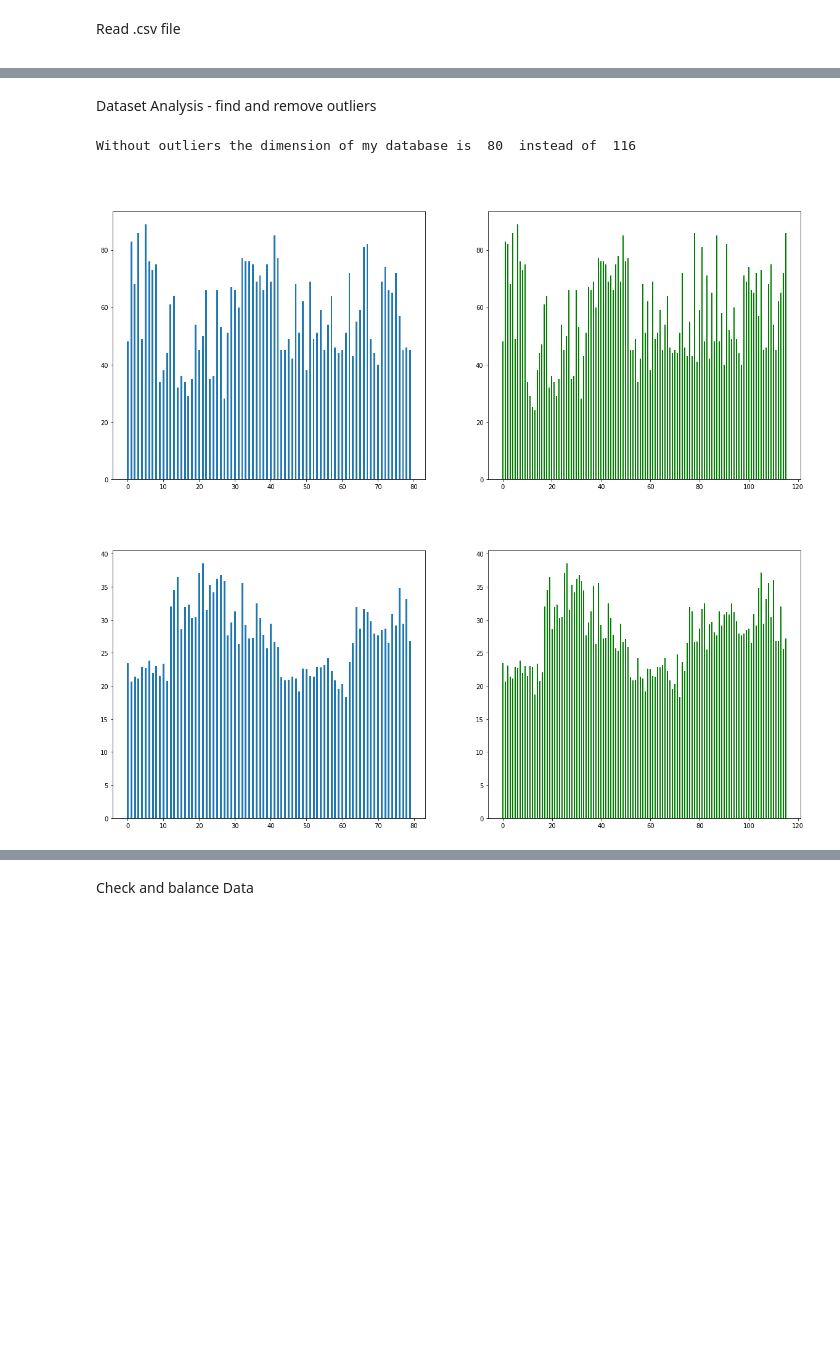
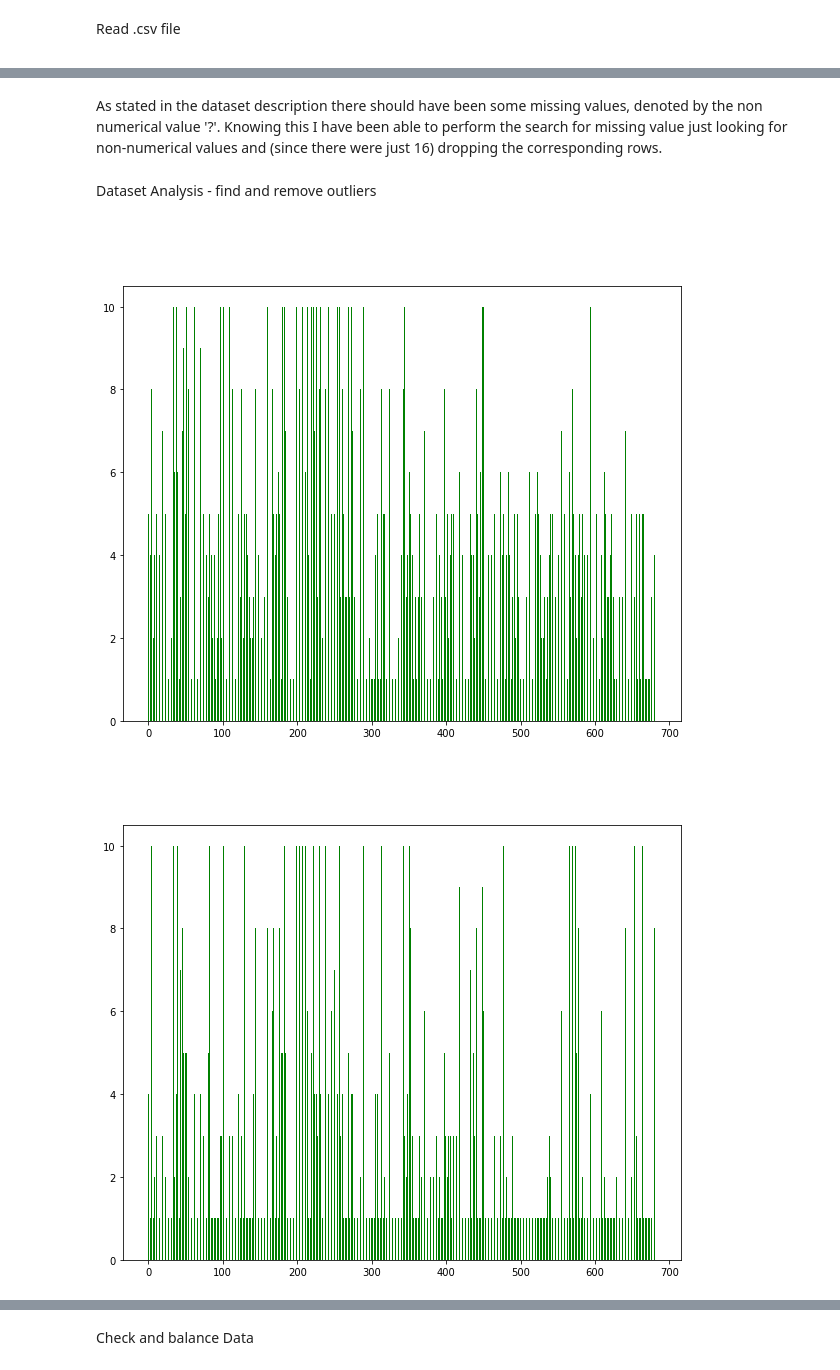
Before and after one commit to Vaelthur/DataSpaces_Tesina, a Jupyter notebook: DS_Tesina.ipynb, the cells around one changed output, grey strips where cells are left out. Drawn from its saved outputs; the diff is of its cells as text; code cells hidden in the pictures; blank space fills up the shorter version.

Commit message:
update with new dataset: TODO: Malahanobis distance to find and remove outliers

```diff
--- a/DS_Tesina.ipynb
+++ b/DS_Tesina.ipynb
@@ -30,0 +22,13 @@ Y = data.iloc[:, 9]
+# %%
+filename = "https://raw.githubusercontent.com/Vaelthur/DataSpaces_Tesina/master/breast-cancer-wisconsin.data"
+
+
+data = pd.read_csv(filename)
+
+labels = ["Sample Number","Clump Thickness", "Uniformity of Cell Size", "Uniformity of Cell Shape", "Marginal Adhesion", "Single Epithelial Cell Size", "Bare Nuclei", "Bland Chromatin", "Normal Nucleoli",
+"Mitoses", "Class"]
+
+# assing labels to columns
+data.columns = labels
+
+# records with the classification as "2" are Benign cancer, "2" means malign Cancer.
@@ -30,0 +37,5 @@ Y = data.iloc[:, 9]
+# %%
+print(data.shape)
+data = (data.drop(labels,axis=1)).join(data[labels].apply(pd.to_numeric, errors='coerce'))
+data = data[data[labels].notnull().all(axis=1)]
+print(data.shape)
@@ -31,28 +45,15 @@ Y = data.iloc[:, 9]
+# %% [markdown]
+As stated in the dataset description there should have been some missing values, denoted by the non numerical value '?'. Knowing this I have been able to perform the search for missing value just looking for non-numerical values and (since there were just 16) dropping the corresponding rows.
 # %% [markdown]
 <p>Dataset Analysis - find and remove outliers</p>
 # %%
-cleanDs = data
-
-# remove outliers
-for feature in X.columns:
-  df = X[feature]
-  sorted(df)
-  q1, q3= np.percentile(df,[25,75])
-  iqr = q3-q1
-  lower_bound = q1 -(1.5 * iqr)
-  upper_bound = q3 +(1.5 * iqr)
-  cleanDs = cleanDs[(cleanDs[feature]>lower_bound) & (cleanDs[feature]<upper_bound)]
+cleanDs = data.iloc[:, 1:11]
 
 for feature in cleanDs.iloc[:,0:9]:
-  fig, (ax1, ax2) = plt.subplots(1,2)
-  fig.set_size_inches(20,8)
+  fig, ax1 = plt.subplots(1,1)
+  fig.set_size_inches(10,8)
   fig.suptitle(feature, color = 'white')
-  ax1.bar(np.arange(cleanDs.iloc[:,0:9].shape[0]), cleanDs.iloc[:,0:9][feature], 0.5)
-  ax2.bar(np.arange(X.shape[0]), X[feature], 0.5, color='green')
-
-
-print("Without outliers the dimension of my database is ", cleanDs.shape[0], " instead of ", X.shape[0])
+  ax1.bar(np.arange(X.shape[0]), X[feature], 0.5, color='green')
 # %% [output]
-Without outliers the dimension of my database is  80  instead of  116
-[figure, old version]
+[figure, new version]
-[figure, old version]
+[figure, new version]
```
Also changed, not shown: parts of 5 cells of this notebook.
